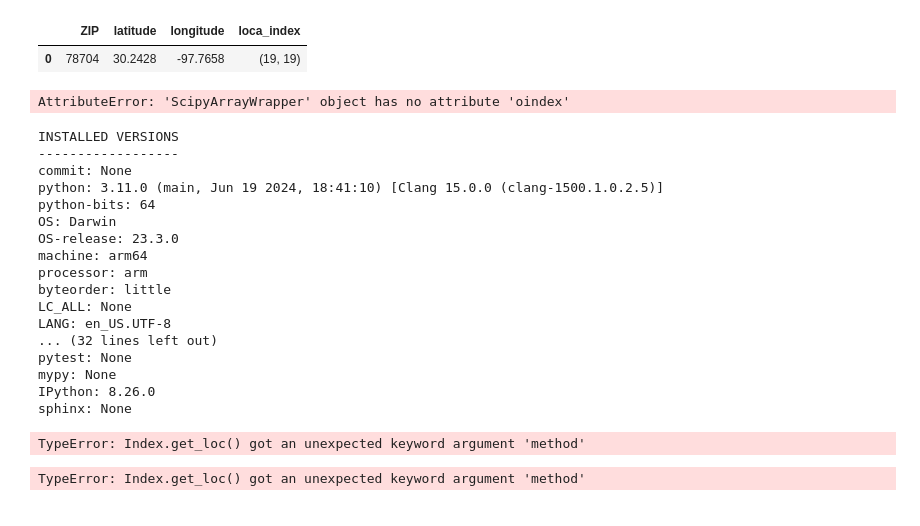
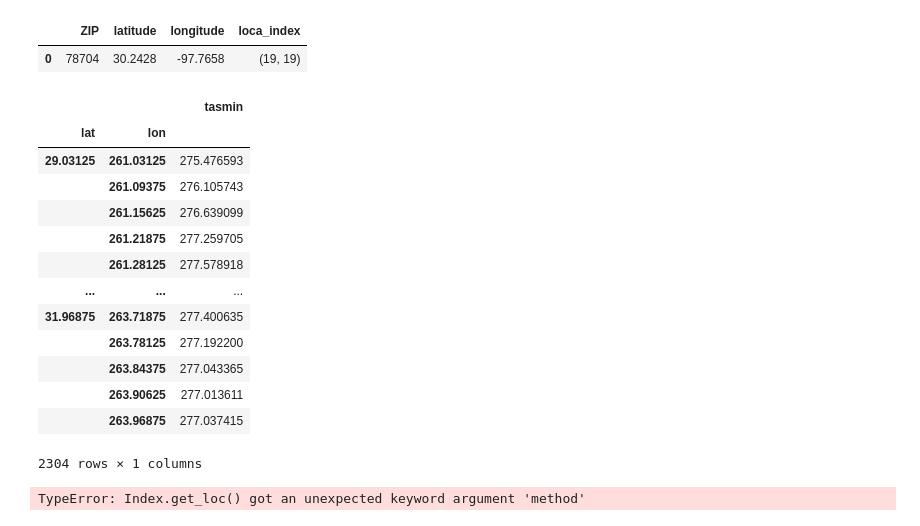
Before and after one commit to stereowrench/crop-models, a Jupyter notebook: Crop Simulations.ipynb, the cells around one changed output. Drawn from its saved outputs; the diff is of its cells as text; code cells hidden in the pictures.

```diff
--- a/Crop Simulations.ipynb
+++ b/Crop Simulations.ipynb
@@ -33,37 +15,26 @@ zip_codes
 |  | ZIP | latitude | longitude | loca_index |
 | 0 | 78704 | 30.2428 | -97.7658 | (19, 19) |
 # %%
-min_days = loca_tasmin.groupby("time.dayofyear")
-min_days.mean()
+min_days = loca_tasmin.groupby("time.dayofyear").mean("time")
-# %% [output]
-AttributeError: 'ScipyArrayWrapper' object has no attribute 'oindex'
 # %%
 max_days = loca_tasmax.groupby("time.dayofyear").mean("time")
-# %%
-import xarray as xr
-xr.show_versions()
-# %% [output]
-INSTALLED VERSIONS
-------------------
-commit: None
-python: 3.11.0 (main, Jun 19 2024, 18:41:10) [Clang 15.0.0 (clang-1500.1.0.2.5)]
-python-bits: 64
-OS: Darwin
-OS-release: 23.3.0
-machine: arm64
-processor: arm
-byteorder: little
-LC_ALL: None
-LANG: en_US.UTF-8
-... (32 lines left out)
-pytest: None
-mypy: None
-IPython: 8.26.0
-sphinx: None
-# %%
-min_days.sel(dayofyear=1)
-# %% [output]
-TypeError: Index.get_loc() got an unexpected keyword argument 'method'
+# %%
+min_days.to_dataframe().loc[3]
+# %% [output]
+|  |  | tasmin |
+| lat | lon |  |
+| 29.03125 | 261.03125 | 275.476593 |
+|  | 261.09375 | 276.105743 |
+|  | 261.15625 | 276.639099 |
+|  | 261.21875 | 277.259705 |
+|  | 261.28125 | 277.578918 |
+| ... | ... | ... |
+| 31.96875 | 263.71875 | 277.400635 |
+|  | 263.78125 | 277.192200 |
+|  | 263.84375 | 277.043365 |
+|  | 263.90625 | 277.013611 |
+|  | 263.96875 | 277.037415 |
+2304 rows × 1 columns
 # %%
 import xarray as xr
 import pandas as pd
```
Also changed, not shown: parts of 3 cells of this notebook, 1 other file.
